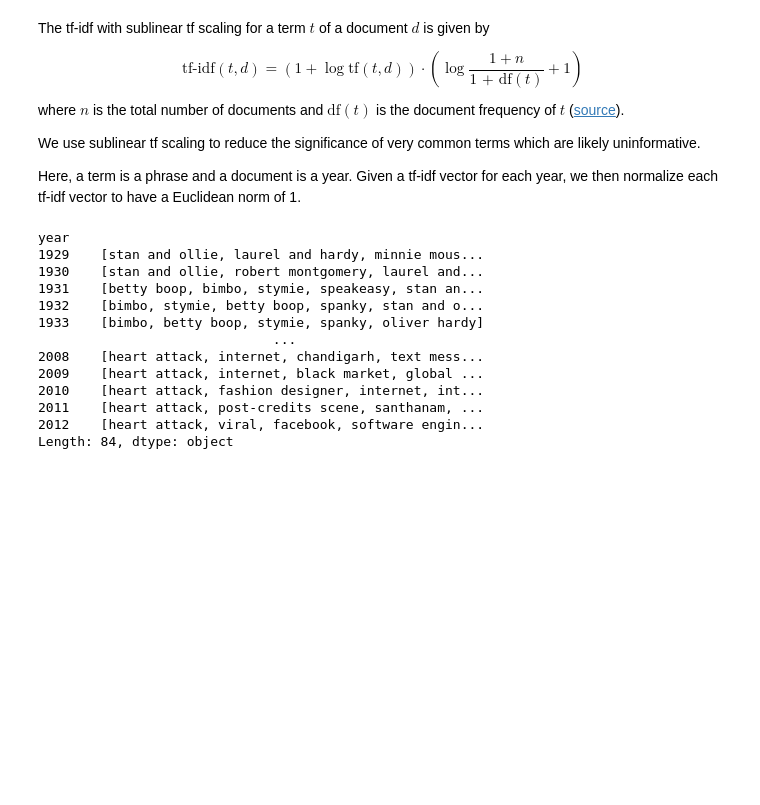
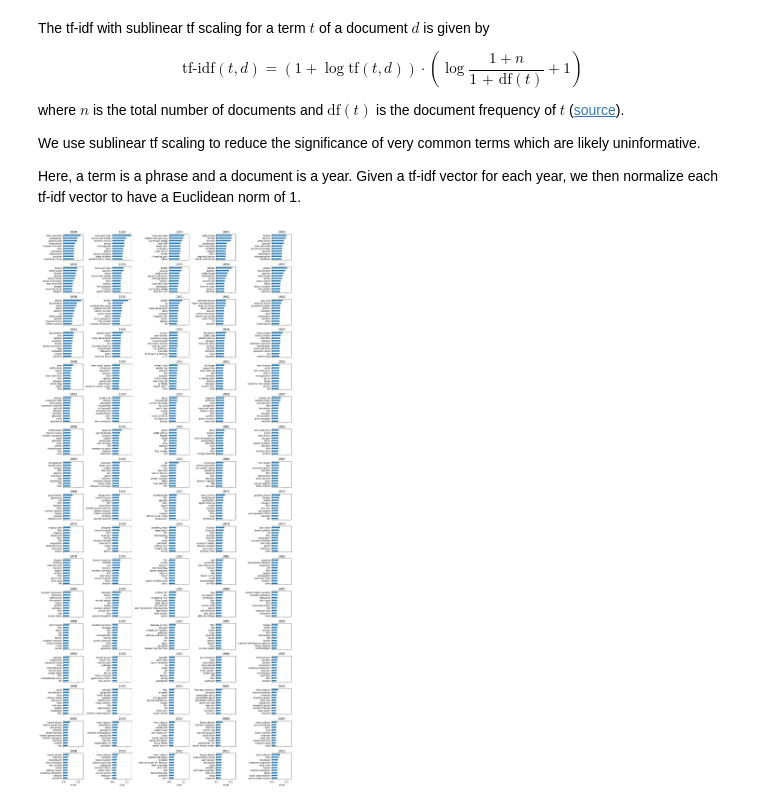
Before and after one commit to A04-Capstone-Group-02/movie-analysis, a Jupyter notebook: notebooks/eda.ipynb, the cells around one changed output. Drawn from its saved outputs; the diff is of its cells as text; code cells hidden in the pictures; blank space fills up the shorter version.

```diff
--- a/notebooks/eda.ipynb
+++ b/notebooks/eda.ipynb
@@ -41,23 +41,14 @@ We use sublinear tf scaling to reduce the significance of very common terms whic
 
 Here, a term is a phrase and a document is a year. Given a tf-idf vector for each year, we then normalize each tf-idf vector to have a Euclidean norm of 1.
 # %%
-phrases_by_year = df.query('1928 < date.dt.year <= 2012').groupby('year').phrases.agg(lambda x: sum(x, []))
+phrases_by_year = df.query('1928 <= date.dt.year <= 2012').groupby('year').phrases.agg(lambda x: sum(x, []))
 phrase_counts = pd.DataFrame(phrases_by_year.apply(Counter).tolist(), index=phrases_by_year.index).fillna(0).sort_index(1)
 phrase_counts = phrase_counts.loc[:, phrase_counts.sum().ge(10)]
 phrases_tfidf = pd.DataFrame(TfidfTransformer(sublinear_tf=True).fit_transform(phrase_counts).toarray(), index=phrase_counts.index, columns=phrase_counts.columns)
-# %%
-phrases_tfidf.apply(lambda x: x.nlargest().index.values, 1)
-# %% [output]
-year
-1929    [stan and ollie, laurel and hardy, minnie mous...
-1930    [stan and ollie, robert montgomery, laurel and...
-1931    [betty boop, bimbo, stymie, speakeasy, stan an...
-1932    [bimbo, stymie, betty boop, spanky, stan and o...
-1933    [bimbo, betty boop, stymie, spanky, oliver hardy]
-                              ...
-2008    [heart attack, internet, chandigarh, text mess...
-2009    [heart attack, internet, black market, global ...
-2010    [heart attack, fashion designer, internet, int...
-2011    [heart attack, post-credits scene, santhanam, ...
-2012    [heart attack, viral, facebook, software engin...
-Length: 84, dtype: object
+# %%
+fig, axes = plt.subplots(-(-len(phrases_tfidf) // 5), 5, sharex=True, figsize=(15, 33), constrained_layout=True)
+for year, ax in zip(phrases_tfidf.index, axes.flatten()):
+    phrases_tfidf.loc[year].nlargest(10)[::-1].plot.barh(ax=ax)
+    ax.set(title=year, xlabel='tf-idf')
+# %% [output]
+[figure, added]
```
